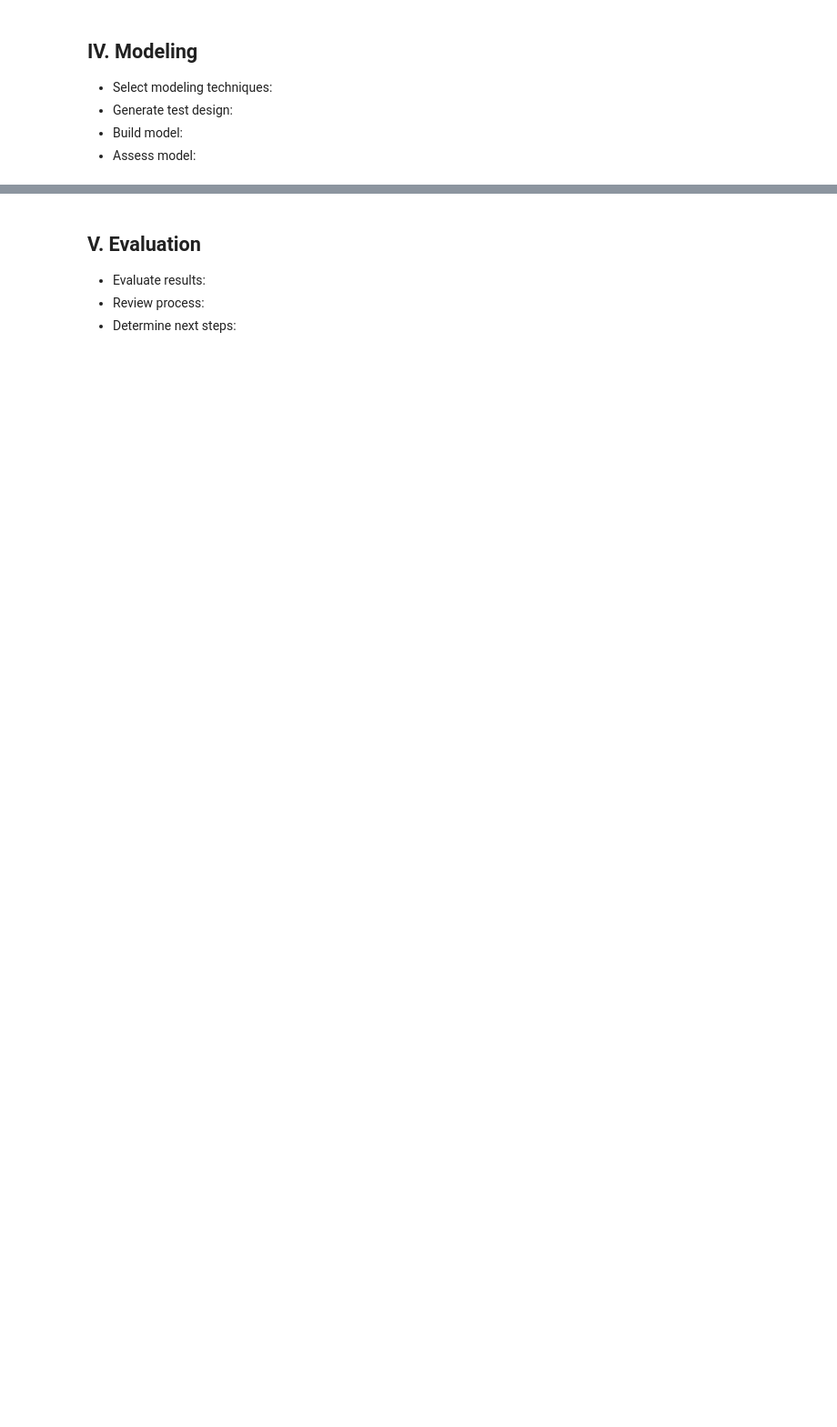
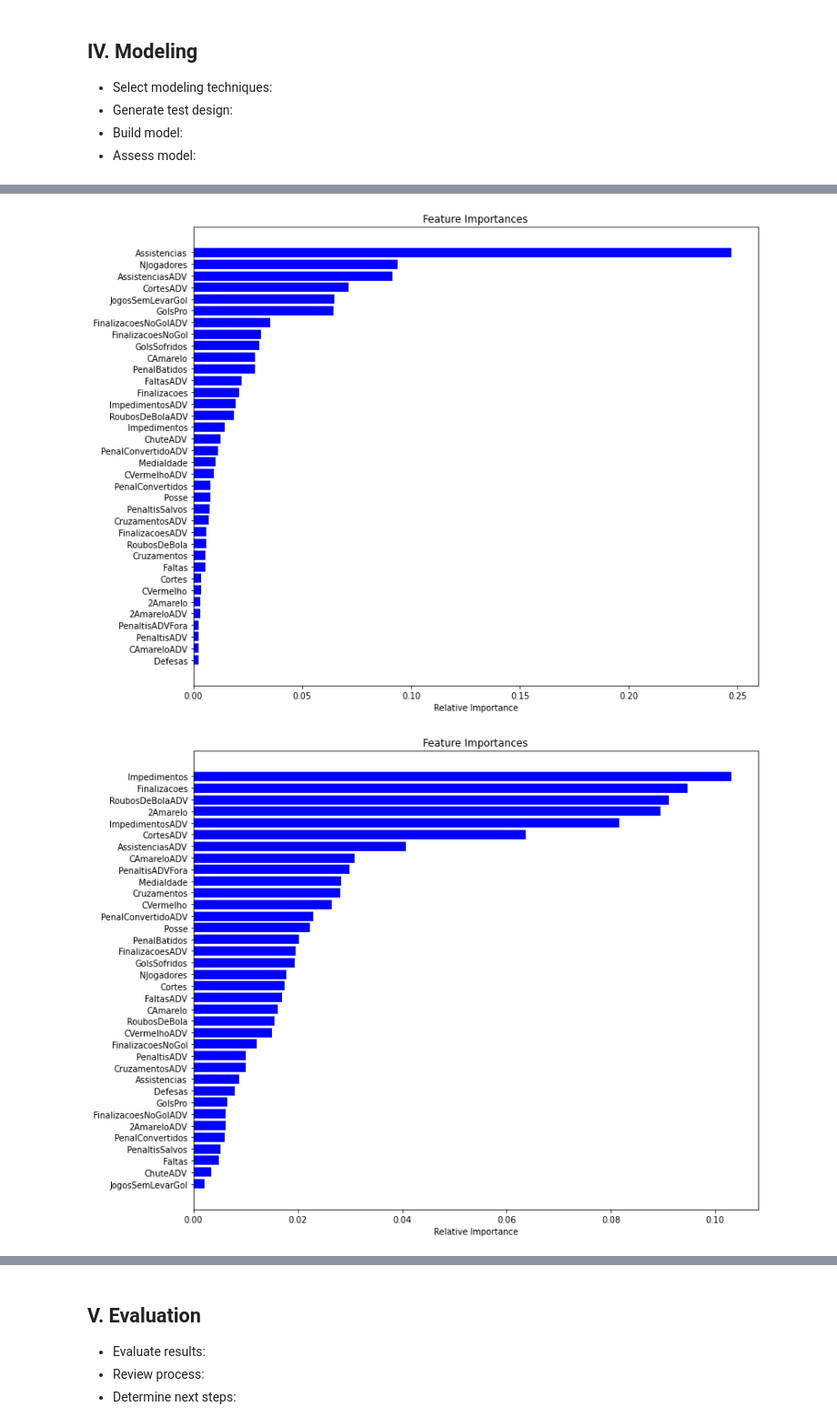
Before and after one commit to CarCesar/AMD, a Jupyter notebook: Trabalho-Notebook/trabalhoAMD.ipynb, the cells around one changed output, grey strips where cells are left out. Shown at 91% size. Cells and saved outputs as stored; diff of their text form; code cells hidden in the pictures; blank space fills up the shorter version.

```diff
--- a/Trabalho-Notebook/trabalhoAMD.ipynb
+++ b/Trabalho-Notebook/trabalhoAMD.ipynb
@@ -566,0 +416,14 @@ for name, model in models:
+# %%
+#Rodar todos juntos por praticidade
+dfV = reduzir(df191,'V',0.05)
+dfE = reduzir(df191,'E',0.03)
+dfD = reduzir(df191,'D',0.05)
+Xv = dfV.values[:,0:-1]
+Yv = dfV.values[:,-1]
+Xe = dfE.values[:,0:-1]
+Ye = dfE.values[:,-1]
+Xd = dfD.values[:,0:-1]
+Yd = dfD.values[:,-1]
+# %% [output]
+[figure, added]
+[figure, added]
```
Also changed, not shown: parts of 60 cells of this notebook, 2 other files.
